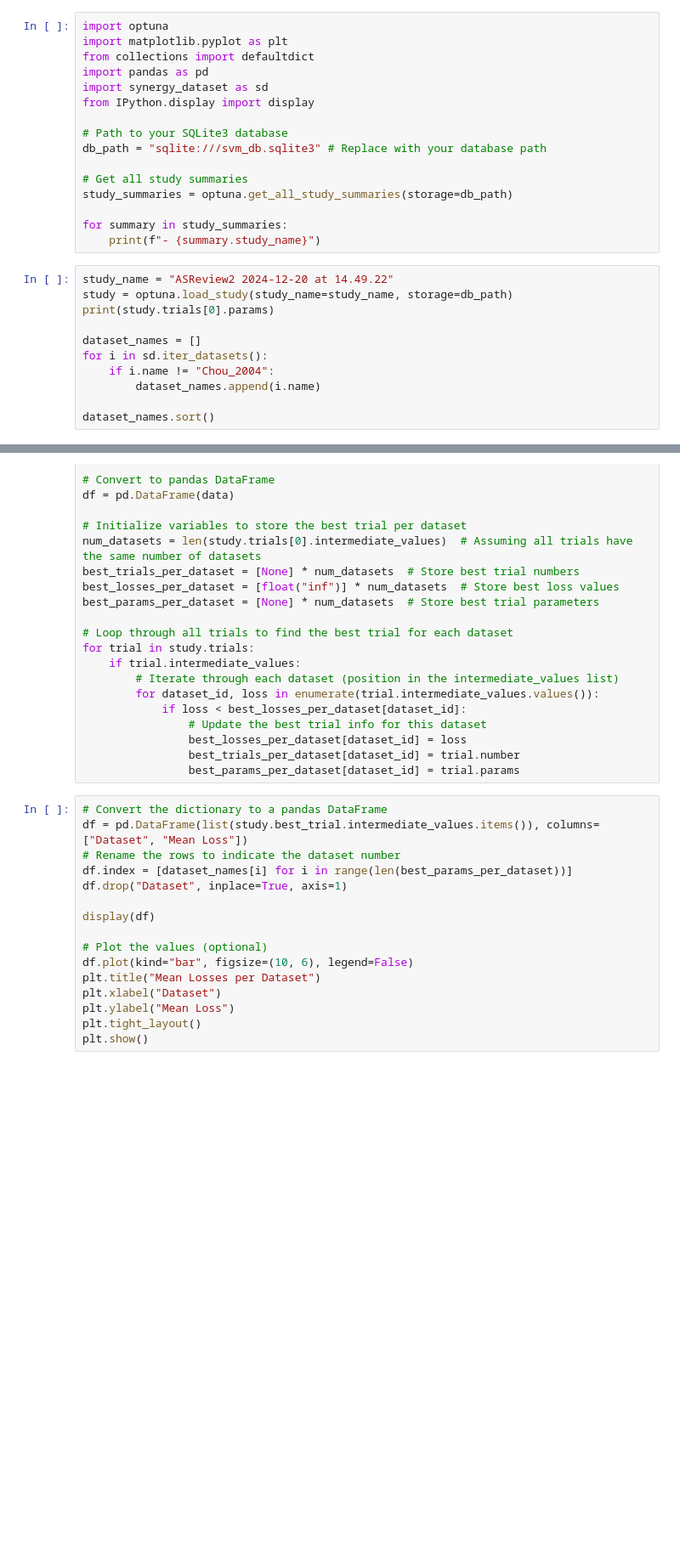
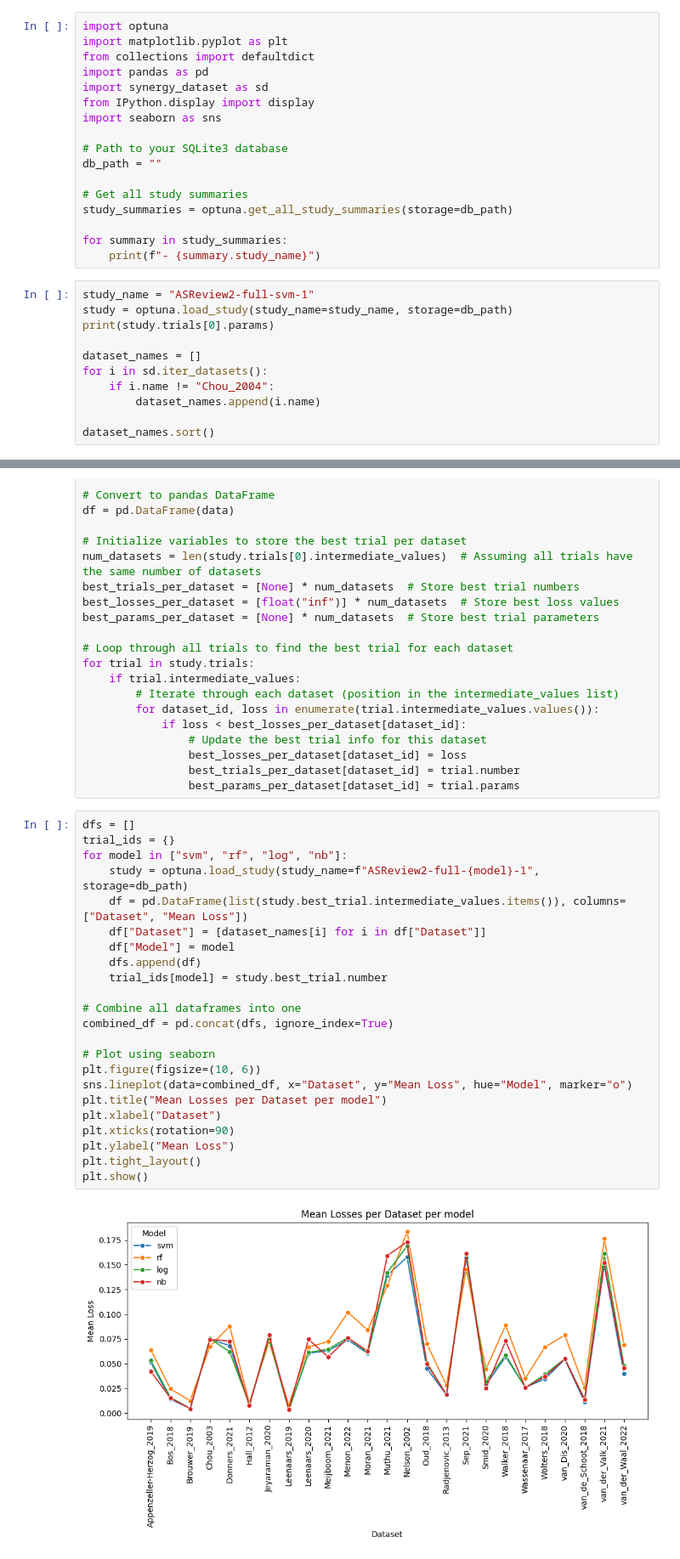
Before and after one commit to asreview/asreview-optuna, a Jupyter notebook: asreview2-optuna/completed_runs/optuna_output_analysis.ipynb, the cells around one changed output, grey strips where cells are left out. Shown: that part at 85% size. Cells and saved outputs as stored; diff of their text form; blank space fills up the shorter version.

```diff
--- a/asreview2-optuna/completed_runs/optuna_output_analysis.ipynb
+++ b/asreview2-optuna/completed_runs/optuna_output_analysis.ipynb
@@ -5,9 +5,10 @@ from collections import defaultdict
 import pandas as pd
 import synergy_dataset as sd
 from IPython.display import display
+import seaborn as sns
 
 # Path to your SQLite3 database
-db_path = "sqlite:///svm_db.sqlite3" # Replace with your database path
+db_path = ""
 
 # Get all study summaries
 study_summaries = optuna.get_all_study_summaries(storage=db_path)
@@ -15,7 +16,7 @@ study_summaries = optuna.get_all_study_summaries(storage=db_path)
 for summary in study_summaries:
     print(f"- {summary.study_name}")
 # %%
-study_name = "ASReview2 2024-12-20 at 14.49.22"
+study_name = "ASReview2-full-svm-1"
 study = optuna.load_study(study_name=study_name, storage=db_path)
 print(study.trials[0].params)
 
@@ -61,18 +64,27 @@ for trial in study.trials:
                 best_trials_per_dataset[dataset_id] = trial.number
                 best_params_per_dataset[dataset_id] = trial.params
 # %%
-# Convert the dictionary to a pandas DataFrame
-df = pd.DataFrame(list(study.best_trial.intermediate_values.items()), columns=["Dataset", "Mean Loss"])
-# Rename the rows to indicate the dataset number
-df.index = [dataset_names[i] for i in range(len(best_params_per_dataset))]
-df.drop("Dataset", inplace=True, axis=1)
+dfs = []
+trial_ids = {}
+for model in ["svm", "rf", "log", "nb"]:
+    study = optuna.load_study(study_name=f"ASReview2-full-{model}-1", storage=db_path)
+    df = pd.DataFrame(list(study.best_trial.intermediate_values.items()), columns=["Dataset", "Mean Loss"])
+    df["Dataset"] = [dataset_names[i] for i in df["Dataset"]]
+    df["Model"] = model
+    dfs.append(df)
+    trial_ids[model] = study.best_trial.number
 
-display(df)
+# Combine all dataframes into one
+combined_df = pd.concat(dfs, ignore_index=True)
 
-# Plot the values (optional)
-df.plot(kind="bar", figsize=(10, 6), legend=False)
-plt.title("Mean Losses per Dataset")
+# Plot using seaborn
+plt.figure(figsize=(10, 6))
+sns.lineplot(data=combined_df, x="Dataset", y="Mean Loss", hue="Model", marker="o")
+plt.title("Mean Losses per Dataset per model")
 plt.xlabel("Dataset")
+plt.xticks(rotation=90)
 plt.ylabel("Mean Loss")
 plt.tight_layout()
 plt.show()
+# %% [output]
+[figure, added]
```
Also changed, not shown: parts of 5 cells of this notebook, 3 other files.
